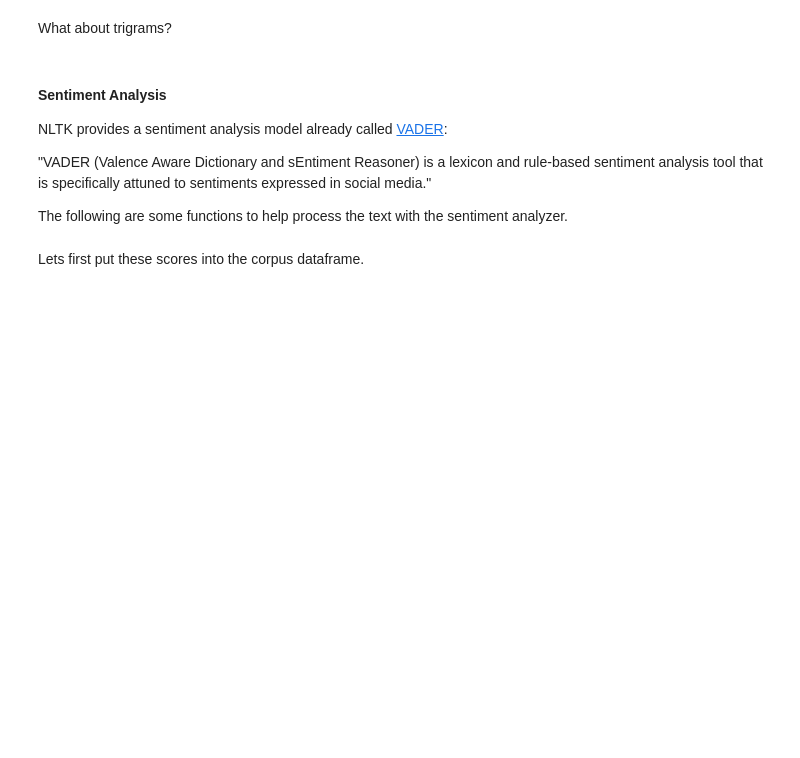
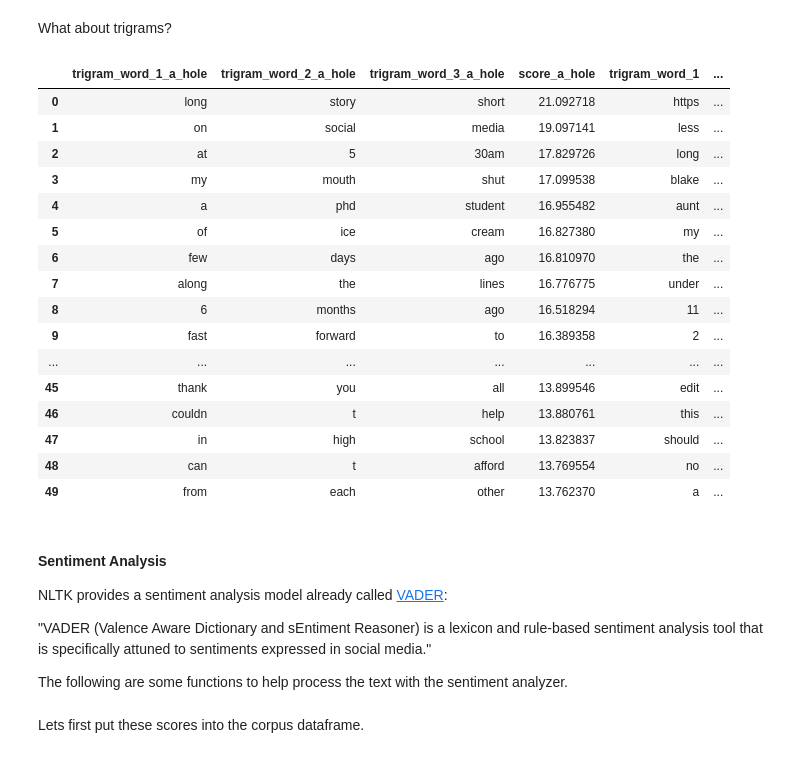
Before and after one commit to davidfsobek/AmItheAssholeAnalysis, a Jupyter notebook: AmItheAssholeAnalysis.ipynb, the cells around one changed output. Saved outputs shown, nothing was run; the diff lists cells and outputs as text; code cells hidden in the pictures; blank space fills up the shorter version.

```diff
--- a/AmItheAssholeAnalysis.ipynb
+++ b/AmItheAssholeAnalysis.ipynb
@@ -236,28 +325,46 @@ What about trigrams?
 # %%
 import nltk
 from nltk.collocations import *
 
 # Feel free to change these values.
-n_collocs = 20
+n_collocs = 50
 n_freq_filter = 5
 
 trigram_measures = nltk.collocations.TrigramAssocMeasures()
 # Options: pmi, raw_freq, likelihood_ratio, chi_sq, jaccard, dice, phi_sq, etc.
 scoring_measure = trigram_measures.pmi
 
 flatten = lambda l: (l[0][0], l[0][1], l[0][2], l[1])
 
 finder = TrigramCollocationFinder.from_words(get_archive_texts(['TYA', 'ESH'], no_punctuation=True))
 finder.apply_freq_filter(n_freq_filter)
 a_hole_colloc = pd.DataFrame(list(map(flatten, finder.score_ngrams(scoring_measure)[:n_collocs])),
                              columns=['trigram_word_1', 'trigram_word_2', 'trigram_word_3', 'score'])
 
 finder = TrigramCollocationFinder.from_words(get_archive_texts(['NTA', 'NAH'], no_punctuation=True))
 finder.apply_freq_filter(n_freq_filter)
 colloc = pd.DataFrame(list(map(flatten, finder.score_ngrams(scoring_measure)[:n_collocs])),
                       columns=['trigram_word_1', 'trigram_word_2', 'trigram_word_3', 'score'])
 
 a_hole_colloc.join(colloc, lsuffix="_a_hole")
+# %% [output]
+|  | trigram_word_1_a_hole | trigram_word_2_a_hole | trigram_word_3_a_hole | score_a_hole | trigram_word_1 | ... |
+| 0 | long | story | short | 21.092718 | https | ... |
+| 1 | on | social | media | 19.097141 | less | ... |
+| 2 | at | 5 | 30am | 17.829726 | long | ... |
+| 3 | my | mouth | shut | 17.099538 | blake | ... |
+| 4 | a | phd | student | 16.955482 | aunt | ... |
+| 5 | of | ice | cream | 16.827380 | my | ... |
+| 6 | few | days | ago | 16.810970 | the | ... |
+| 7 | along | the | lines | 16.776775 | under | ... |
+| 8 | 6 | months | ago | 16.518294 | 11 | ... |
+| 9 | fast | forward | to | 16.389358 | 2 | ... |
+| ... | ... | ... | ... | ... | ... | ... |
+| 45 | thank | you | all | 13.899546 | edit | ... |
+| 46 | couldn | t | help | 13.880761 | this | ... |
+| 47 | in | high | school | 13.823837 | should | ... |
+| 48 | can | t | afford | 13.769554 | no | ... |
+| 49 | from | each | other | 13.762370 | a | ... |
 # %% [markdown]
 #### Sentiment Analysis
 NLTK provides a sentiment analysis model already called [VADER](https://github.com/cjhutto/vaderSentiment):
```
Also changed, not shown: parts of 10 cells of this notebook.
